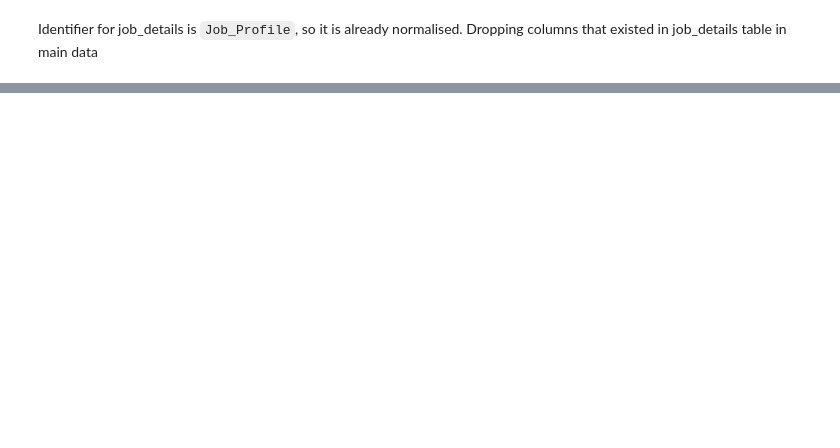
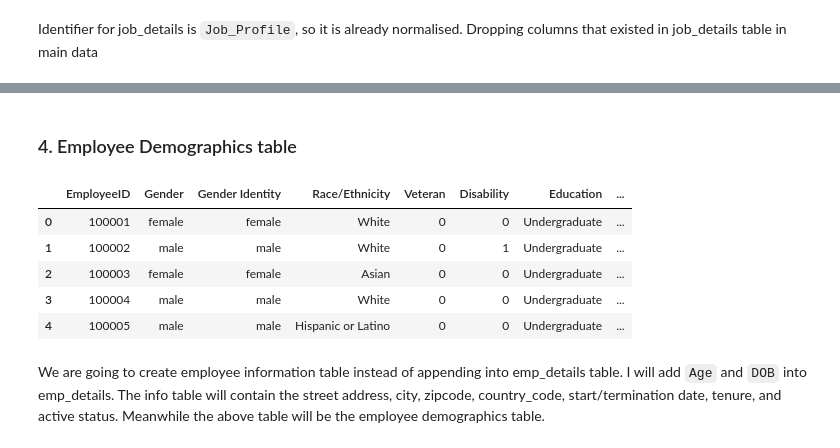
Before and after one commit to BrianLoe/ETL-and-DataViz, a Jupyter notebook: human_resource/HR/Normalization and validation.ipynb, the cells around one changed output, grey strips where cells are left out. Drawn from its saved outputs; the diff is of its cells as text; code cells hidden in the pictures; blank space fills up the shorter version.

```diff
--- a/human_resource/HR/Normalization and validation.ipynb
+++ b/human_resource/HR/Normalization and validation.ipynb
@@ -176,0 +301,14 @@ Identifier for job_details is `Job_Profile`, so it is already normalised. Droppi
+# %% [markdown]
+### 4. Employee Demographics table
+# %%
+emp_demo = pd.read_csv('cleanData/employee_details.csv')
+emp_demo.head()
+# %% [output]
+|  | EmployeeID | Gender | Gender Identity | Race/Ethnicity | Veteran | Disability | Education | ... |
+| 0 | 100001 | female | female | White | 0 | 0 | Undergraduate | ... |
+| 1 | 100002 | male | male | White | 0 | 1 | Undergraduate | ... |
+| 2 | 100003 | female | female | Asian | 0 | 0 | Undergraduate | ... |
+| 3 | 100004 | male | male | White | 0 | 0 | Undergraduate | ... |
+| 4 | 100005 | male | male | Hispanic or Latino | 0 | 0 | Undergraduate | ... |
+# %% [markdown]
+We are going to create employee information table instead of appending into emp_details table. I will add `Age` and `DOB` into emp_details. The info table will contain the street address, city, zipcode, country_code, start/termination date, tenure, and active status. Meanwhile the above table will be the employee demographics table.
```
Also changed, not shown: parts of 34 cells of this notebook.
